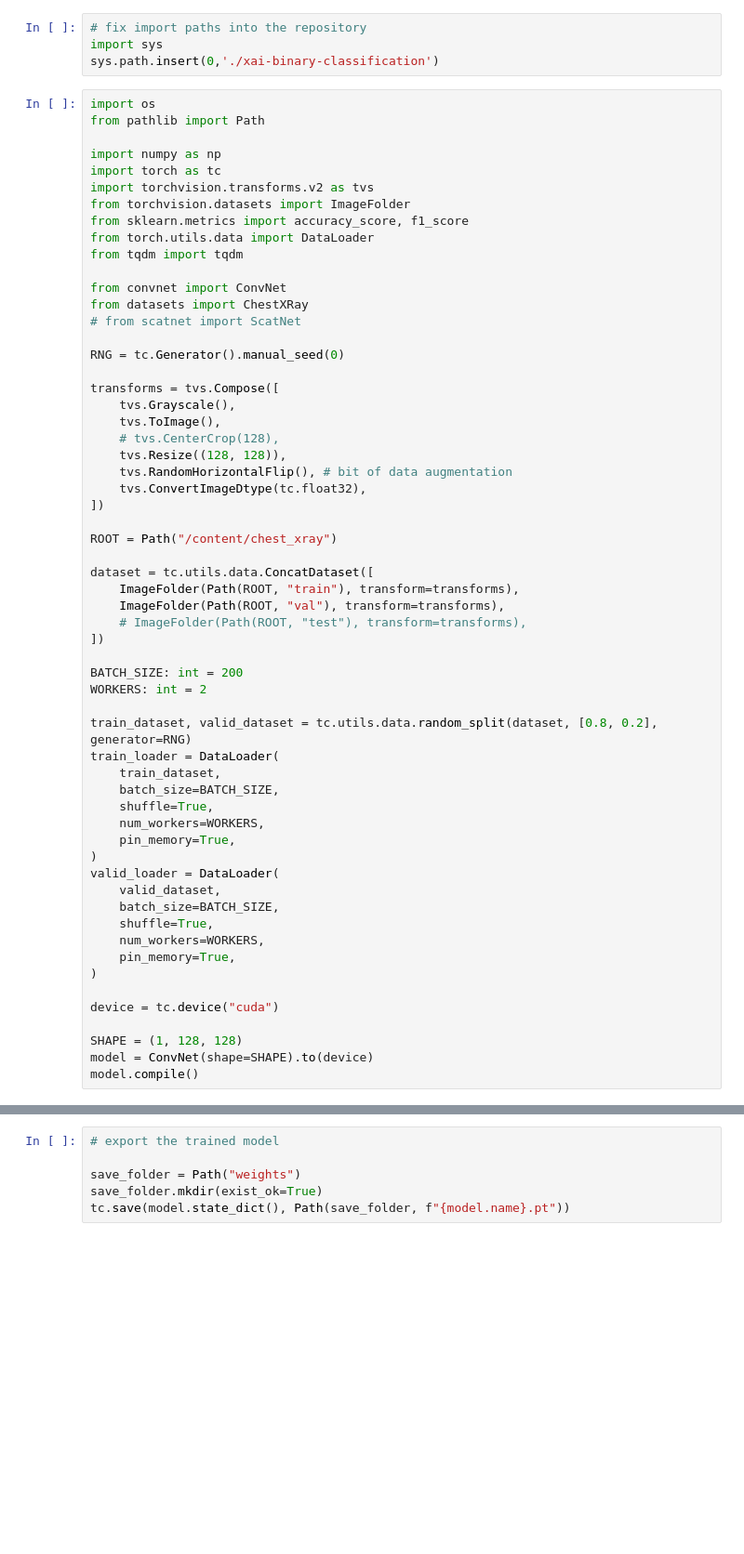
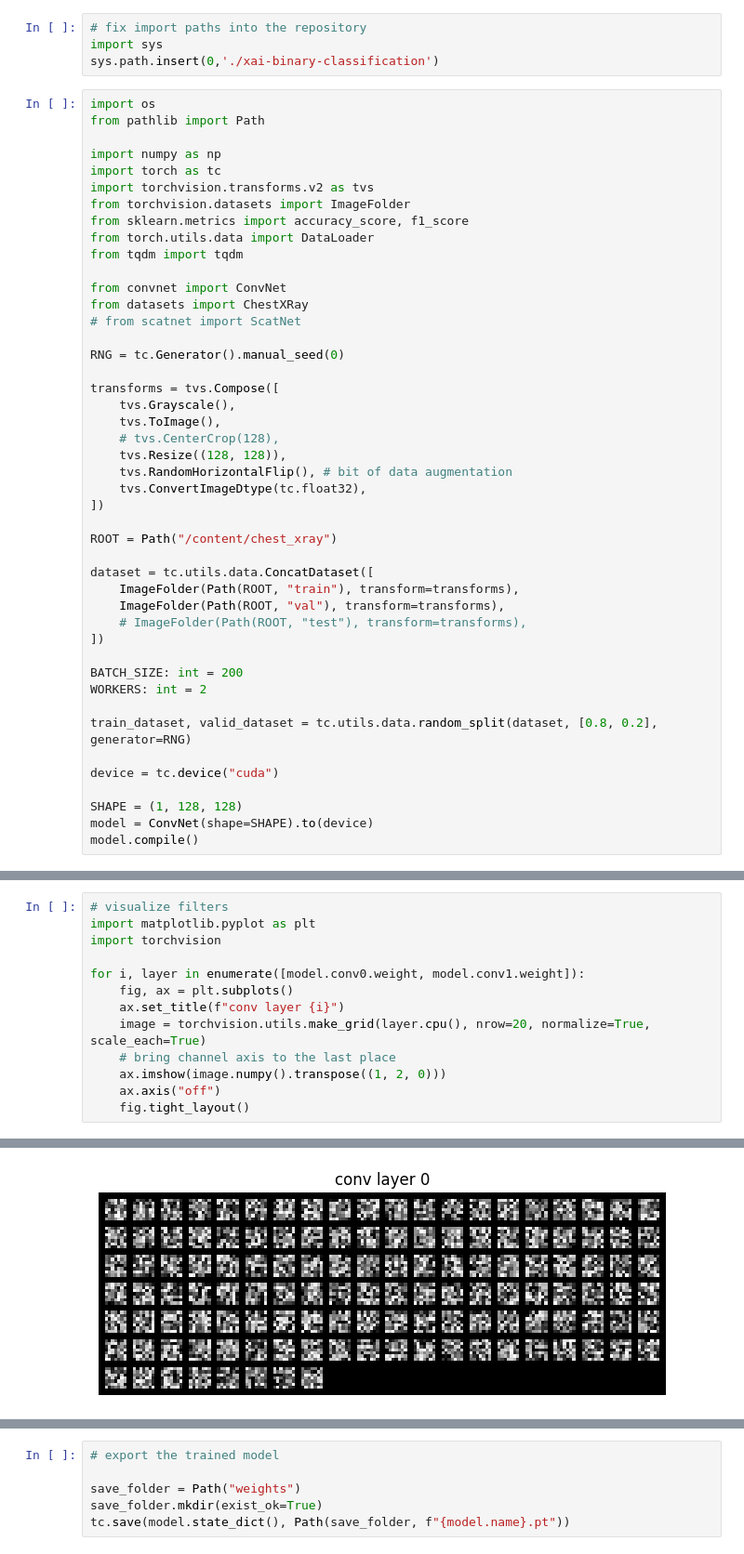
Before and after one commit to EdoardoGrassi/xai-binary-classification, a Jupyter notebook: train_convnet.ipynb, the cells around one changed output, grey strips where cells are left out. Shown at 93% size. Cells and saved outputs as stored; diff of their text form; blank space fills up the shorter version.

```diff
--- a/train_convnet.ipynb
+++ b/train_convnet.ipynb
@@ -73,20 +73,6 @@ BATCH_SIZE: int = 200
 WORKERS: int = 2
 
 train_dataset, valid_dataset = tc.utils.data.random_split(dataset, [0.8, 0.2], generator=RNG)
-train_loader = DataLoader(
-    train_dataset,
-    batch_size=BATCH_SIZE,
-    shuffle=True,
-    num_workers=WORKERS,
-    pin_memory=True,
-)
-valid_loader = DataLoader(
-    valid_dataset,
-    batch_size=BATCH_SIZE,
-    shuffle=True,
-    num_workers=WORKERS,
-    pin_memory=True,
-)
 
 device = tc.device("cuda")
 
@@ -181 +191,15 @@ Epoch: 5
 ... (29 outputs left out)
+# %%
+# visualize filters
+import matplotlib.pyplot as plt
+import torchvision
+
+for i, layer in enumerate([model.conv0.weight, model.conv1.weight]):
+    fig, ax = plt.subplots()
+    ax.set_title(f"conv layer {i}")
+    image = torchvision.utils.make_grid(layer.cpu(), nrow=20, normalize=True, scale_each=True)
+    # bring channel axis to the last place
+    ax.imshow(image.numpy().transpose((1, 2, 0)))
+    ax.axis("off")
+    fig.tight_layout()
+# %% [output]
@@ -181,0 +207 @@ Epoch: 5
+[figure, added]
```
Also changed, not shown: parts of 6 cells of this notebook.
